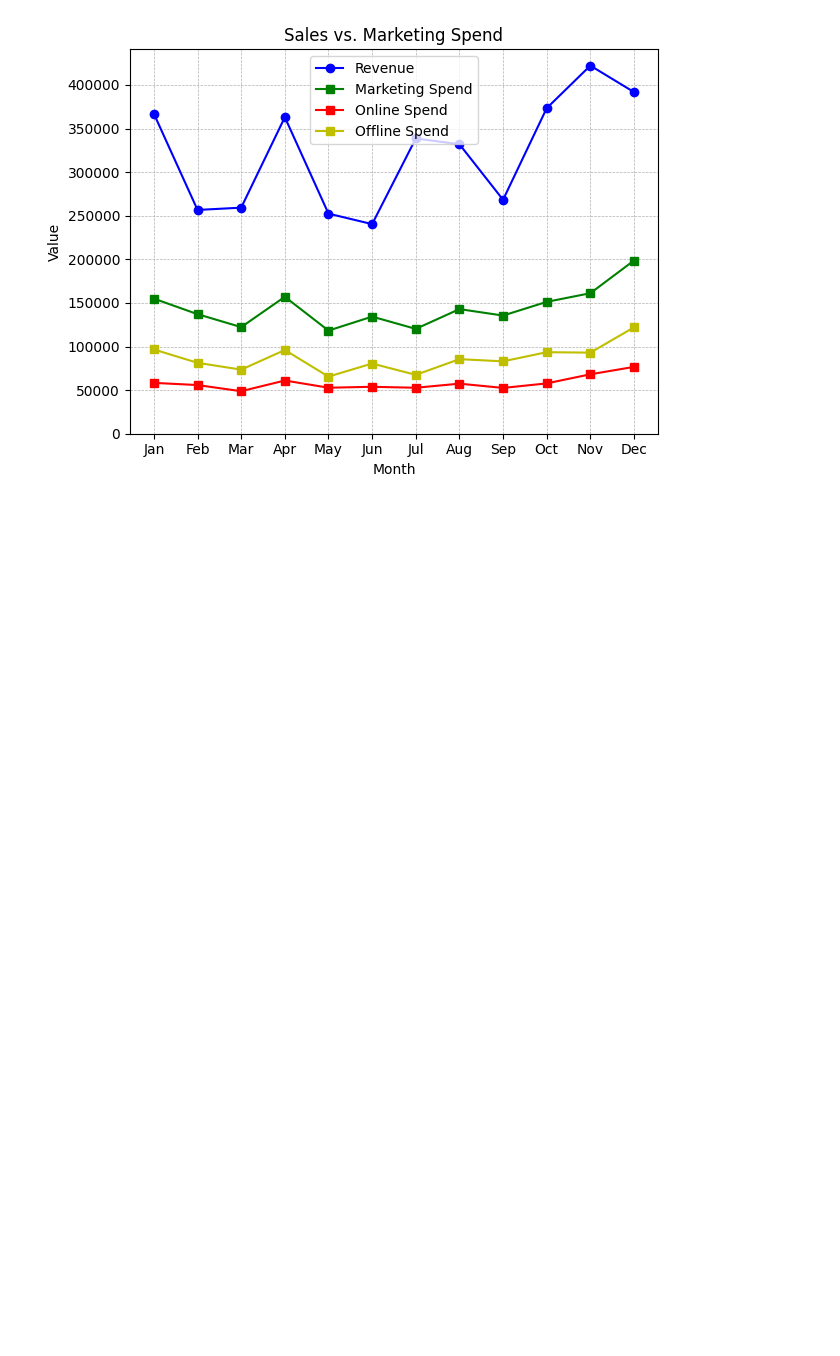
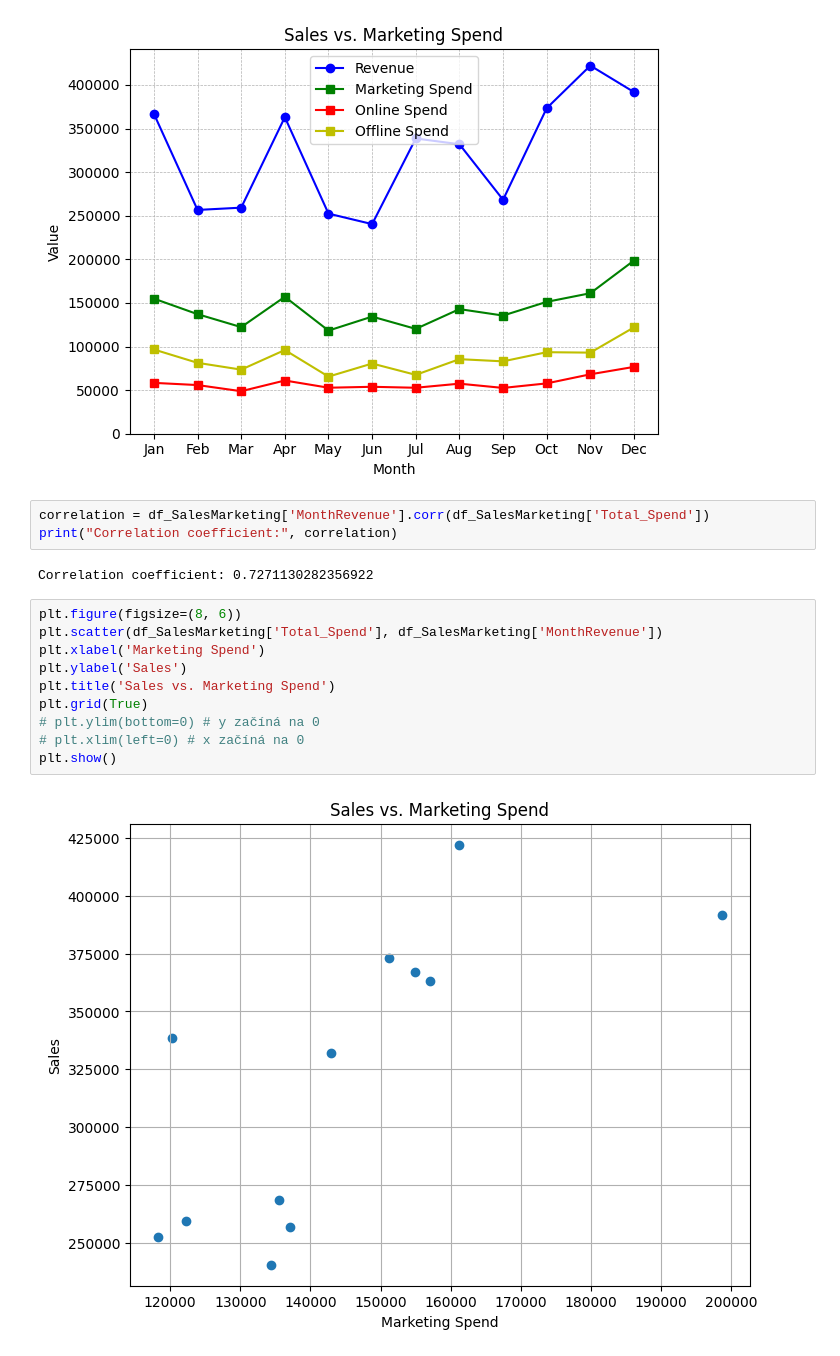
Before and after one commit to reznimat/ppzd_sp, a Jupyter notebook: semestralni_prace.ipynb, the cells around one changed output. Drawn from its saved outputs; the diff is of its cells as text; blank space fills up the shorter version.

```diff
--- a/semestralni_prace.ipynb
+++ b/semestralni_prace.ipynb
@@ -427,3 +427,20 @@ plt.ylim(bottom=0) # y začíná na 0
 plt.show()
 # %% [output]
 [figure]
+# %%
+correlation = df_SalesMarketing['MonthRevenue'].corr(df_SalesMarketing['Total_Spend'])
+print("Correlation coefficient:", correlation)
+# %% [output]
+Correlation coefficient: 0.7271130282356922
+# %%
+plt.figure(figsize=(8, 6))
+plt.scatter(df_SalesMarketing['Total_Spend'], df_SalesMarketing['MonthRevenue'])
+plt.xlabel('Marketing Spend')
+plt.ylabel('Sales')
+plt.title('Sales vs. Marketing Spend')
+plt.grid(True)
+# plt.ylim(bottom=0) # y začíná na 0
+# plt.xlim(left=0) # x začíná na 0
+plt.show()
+# %% [output]
+[figure, added]
```
